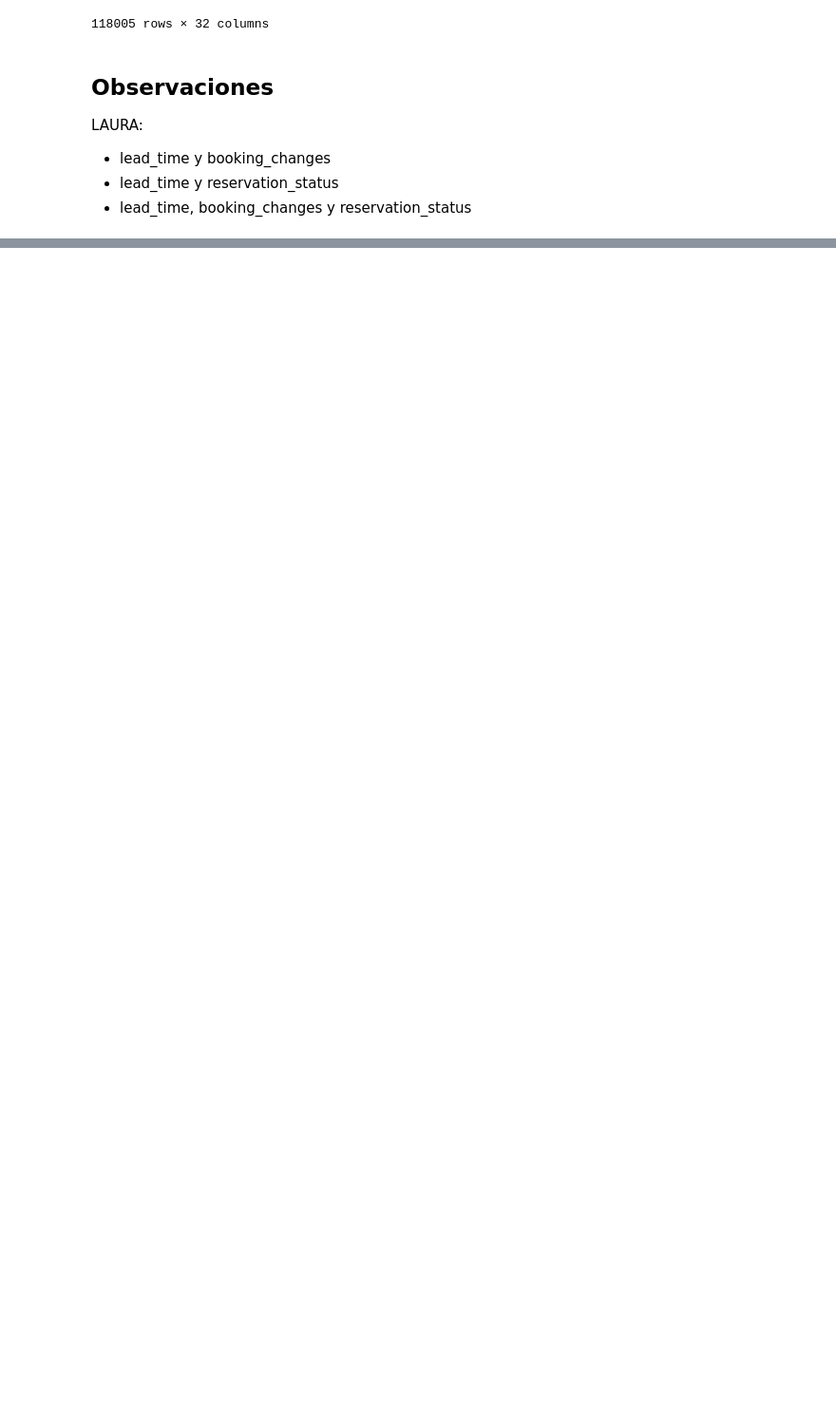
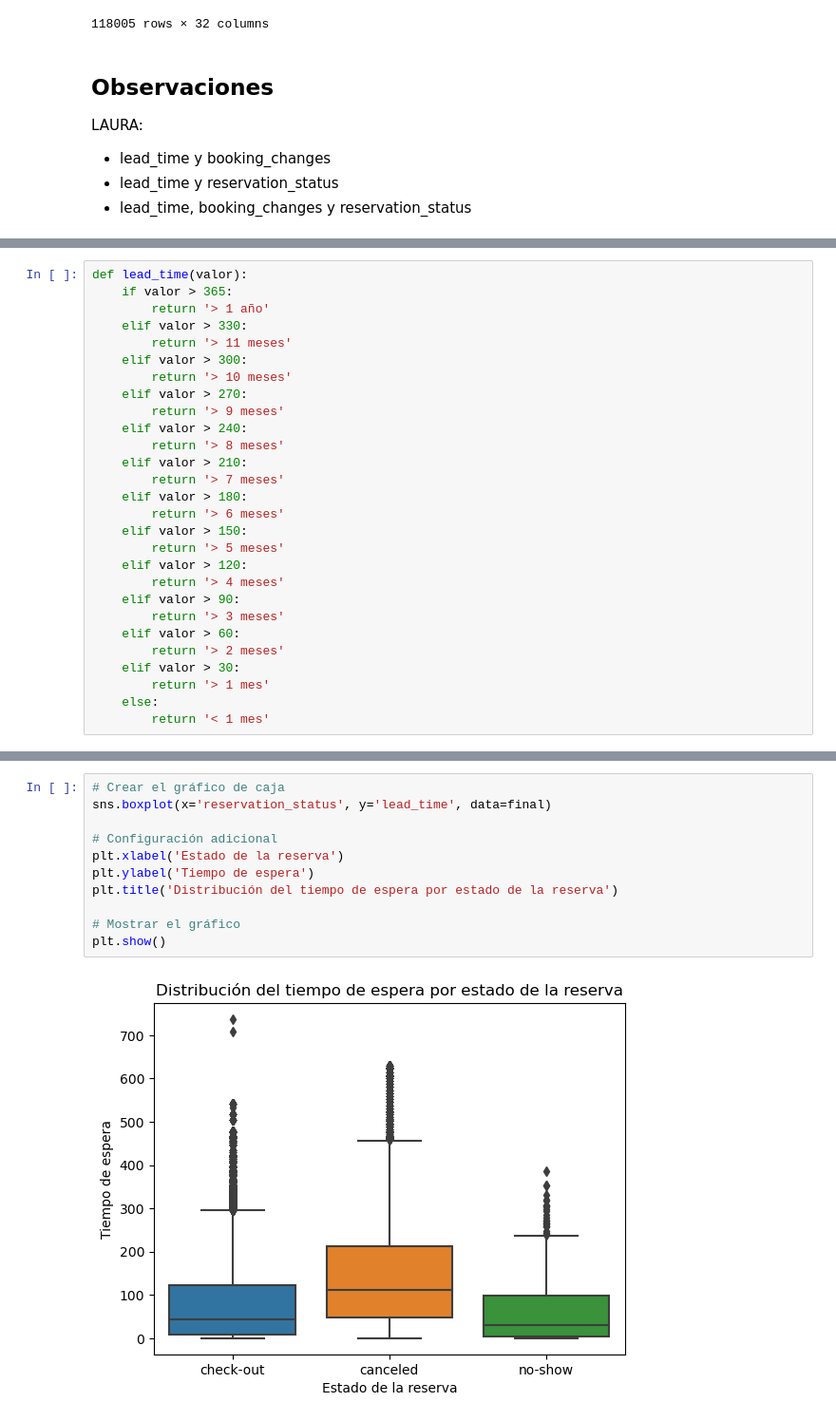
Before and after one commit to icorreald/project-da-promo-g-modulo-4-equipo-1, a Jupyter notebook: notebooks-trabajo/1-8.ipynb, the cells around one changed output, grey strips where cells are left out. Shown: that part at 95% size. Drawn from its saved outputs; the diff is of its cells as text; blank space fills up the shorter version.

```diff
--- a/notebooks-trabajo/1-8.ipynb
+++ b/notebooks-trabajo/1-8.ipynb
@@ -245,0 +271,28 @@ Name: reservation_status, dtype: int64
+# %%
+def lead_time(valor):
+    if valor > 365:
+        return '> 1 año'
+    elif valor > 330:
+        return '> 11 meses'
+    elif valor > 300:
+        return '> 10 meses'
+    elif valor > 270:
+        return '> 9 meses'
+    elif valor > 240:
+        return '> 8 meses'
+    elif valor > 210:
+        return '> 7 meses'
+    elif valor > 180:
+        return '> 6 meses'
+    elif valor > 150:
+        return '> 5 meses'
+    elif valor > 120:
+        return '> 4 meses'
+    elif valor > 90:
+        return '> 3 meses'
+    elif valor > 60:
+        return '> 2 meses'
+    elif valor > 30:
+        return '> 1 mes'
+    else:
+        return '< 1 mes'
@@ -245,0 +376,13 @@ Name: reservation_status, dtype: int64
+# %%
+# Crear el gráfico de caja
+sns.boxplot(x='reservation_status', y='lead_time', data=final)
+
+# Configuración adicional
+plt.xlabel('Estado de la reserva')
+plt.ylabel('Tiempo de espera')
+plt.title('Distribución del tiempo de espera por estado de la reserva')
+
+# Mostrar el gráfico
+plt.show()
+# %% [output]
+[figure, added]
```
Also changed, not shown: parts of 22 cells of this notebook, 1 other file.
